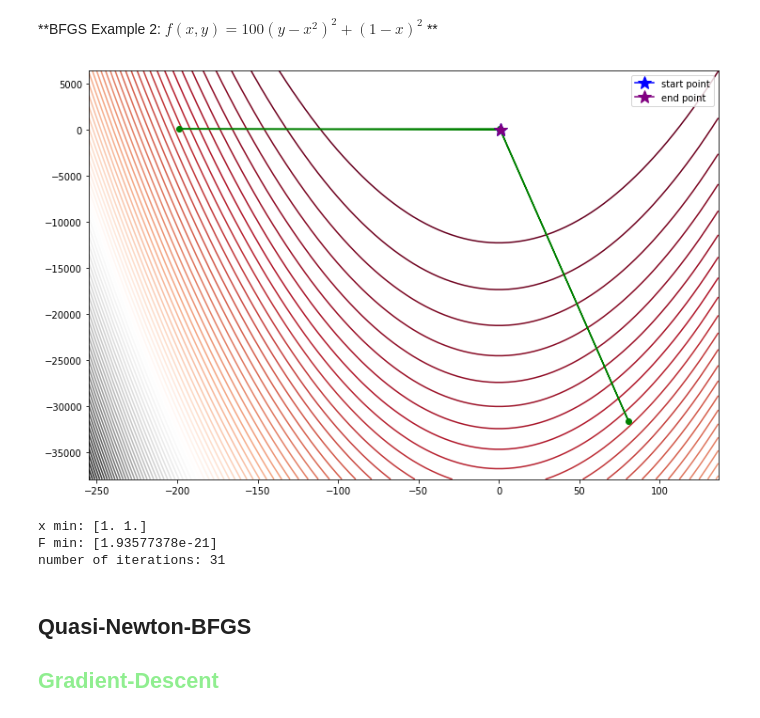
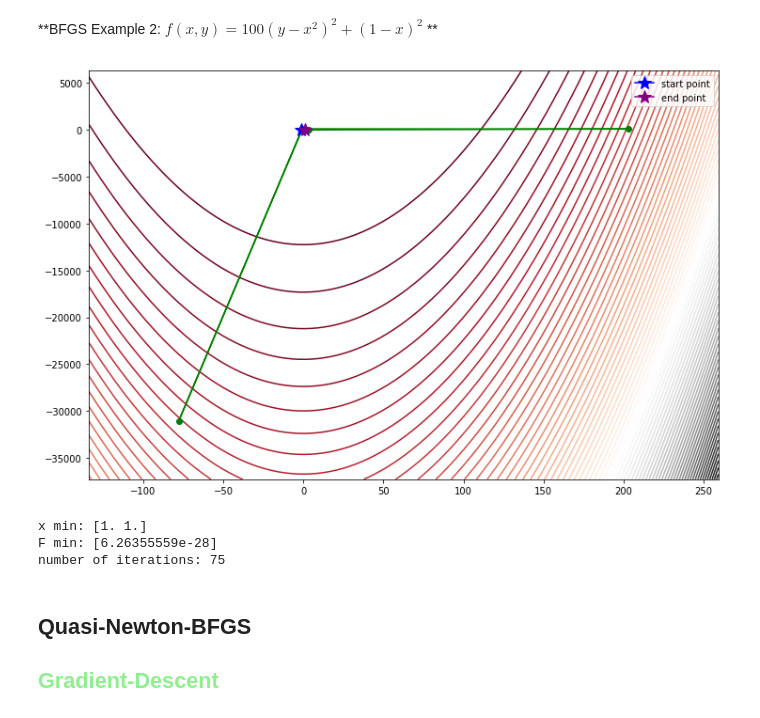
Before and after one commit to CS207ProjectGroup8/cs207-FinalProject, a Jupyter notebook: docs/Presentation-Kay.ipynb, the cells around one changed output. Saved outputs shown, nothing was run; the diff lists cells and outputs as text; code cells hidden in the pictures.

```diff
--- a/docs/Presentation-Kay.ipynb
+++ b/docs/Presentation-Kay.ipynb
@@ -187,18 +187,18 @@ number of iterations: 2
 # %%
 def G(x):
     return [100*ef.power((x[1]-x[0]*x[0]),2) + ef.power((1-x[0]),2)]
 
-BGFS_result = adf.Mini(G, [1, 0.5], plot = True)
+BGFS_result = adf.Mini(G, [-1, 0.5], plot = True)
 # %% [output]
-[figure, old version]
+[figure, new version]
 # %%
 print("x min: {}".format(BGFS_result["x_min"]))
 print("F min: {}".format(BGFS_result["min F(x)"]))
 print("number of iterations: {}".format(BGFS_result["number of iter"]))
 # %% [output]
 x min: [1. 1.]
-F min: [1.93577378e-21]
-number of iterations: 31
+F min: [6.26355559e-28]
+number of iterations: 75
 # %% [markdown]
 ## Quasi-Newton-BFGS ##
 
```
Also changed, not shown: parts of 4 cells of this notebook.
